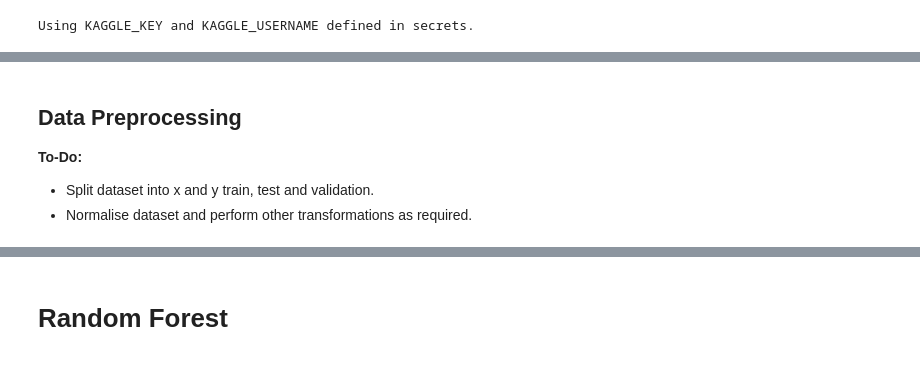
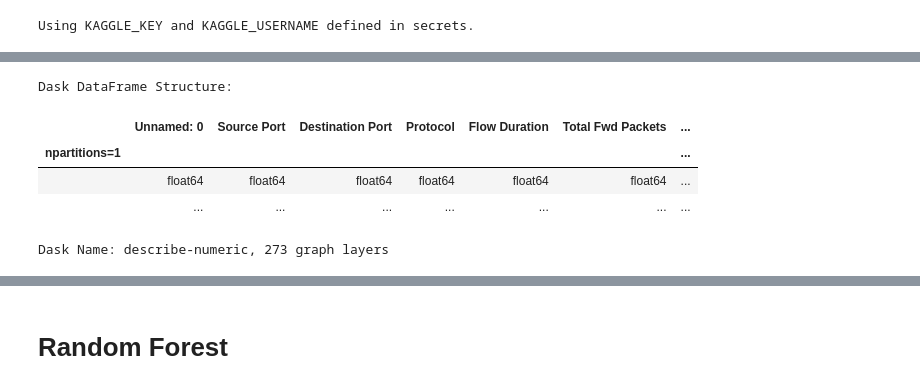
Before and after one commit to Frosk-Kristian/COMP6002-Group10-Models, a Jupyter notebook: COMP6002_Group_Project_ML_Models.ipynb, the cells around one changed output, grey strips where cells are left out. Drawn from its saved outputs; the diff is of its cells as text; code cells hidden in the pictures.

Commit message:
Removed Pandas, added Dask

```diff
--- a/COMP6002_Group_Project_ML_Models.ipynb
+++ b/COMP6002_Group_Project_ML_Models.ipynb
@@ -240,5 +255,0 @@ NameError: name 'pd' is not defined
-# %% [markdown]
-## Data Preprocessing
-**To-Do:**
-*   Split dataset into x and y train, test and validation.
-*   Normalise dataset and perform other transformations as required.
@@ -247,0 +256,14 @@ from sklearn.model_selection import train_test_split
+# %%
+from dask import dataframe as df
+
+dask_df = df.read_csv(csv_list)
+# %%
+# default behaviour of describe, describes all numeric columns
+dask_df.describe()
+# %% [output]
+Dask DataFrame Structure:
+|  | Unnamed: 0 | Source Port | Destination Port | Protocol | Flow Duration | Total Fwd Packets | ... |
+| npartitions=1 |  |  |  |  |  |  | ... |
+|  | float64 | float64 | float64 | float64 | float64 | float64 | ... |
+|  | ... | ... | ... | ... | ... | ... | ... |
+Dask Name: describe-numeric, 273 graph layers
```
Also changed, not shown: parts of 12 cells of this notebook.
